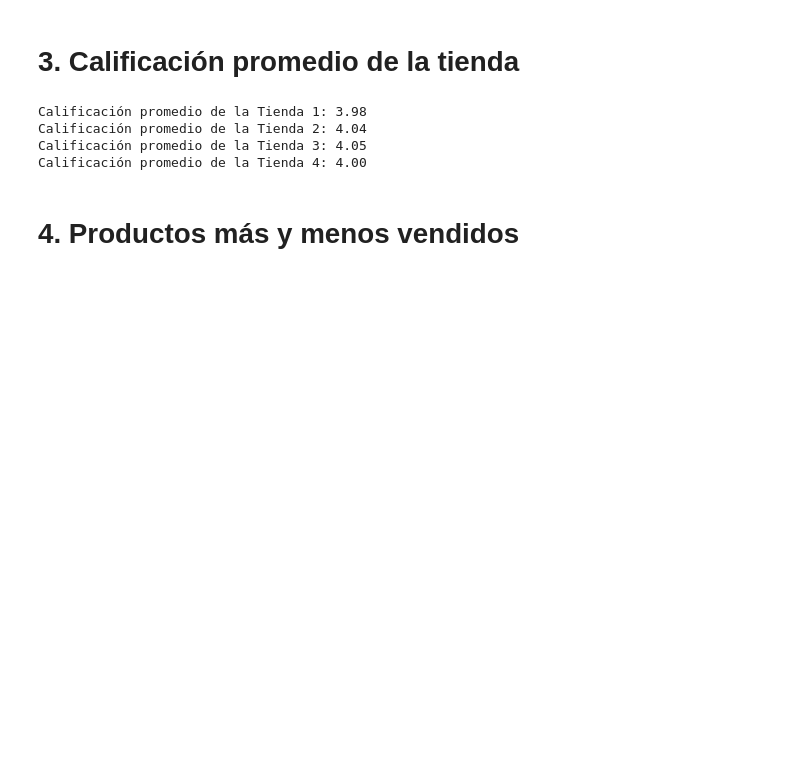
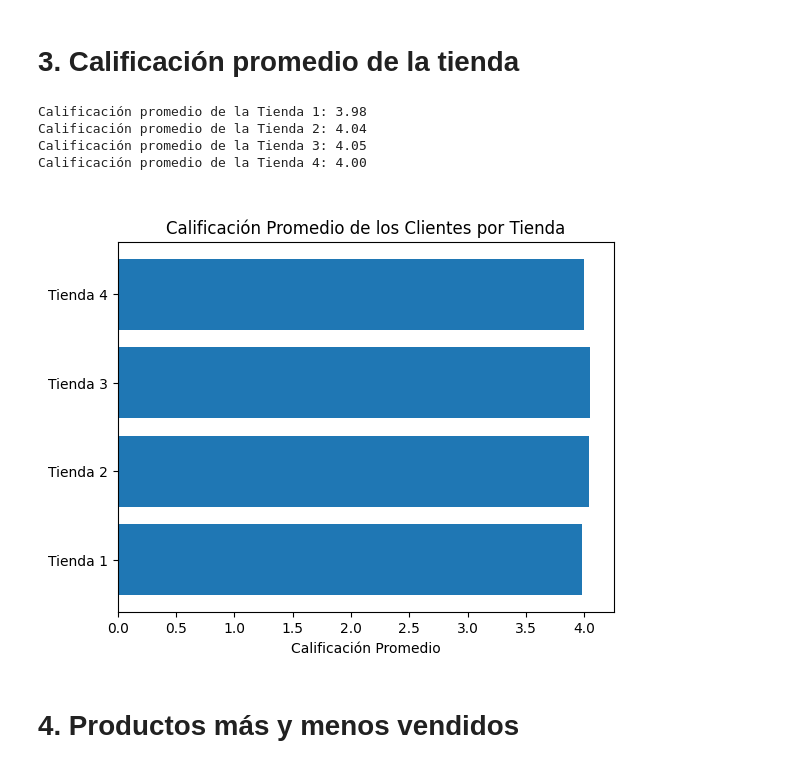
Before and after one commit to J-R1v3r/python-data-science, a Jupyter notebook: AluraStoreLatam.ipynb, the cells around one changed output. Cells and saved outputs as stored; diff of their text form; code cells hidden in the pictures; blank space fills up the shorter version.

```diff
--- a/AluraStoreLatam.ipynb
+++ b/AluraStoreLatam.ipynb
@@ -72,16 +93,25 @@ Productos vendidos por categoría en la Tienda 1:
 # %% [markdown]
 # 3. Calificación promedio de la tienda
 # %%
-# Calificación Promedio de los Clientes para cada Tienda
+'''Calificación Promedio de los Clientes para cada Tienda'''
 
+# Bucle 'for' que recorre la columna 'Calificación' y retorna el promedio de la calificación dada por el cliente para cada tienda
 for nombre, datos in tiendas.items():
     calificacion_promedio = datos['Calificación'].mean()
     print(f"Calificación promedio de la {nombre}: {calificacion_promedio:.2f}")
+valores = [datos['Calificación'].mean() for datos in tiendas.values()]
+
+# Gŕafico de Torta
+plt.barh(tiendas.keys(), valores)
+plt.title('\nCalificación Promedio de los Clientes por Tienda')
+plt.xlabel('Calificación Promedio')
+plt.show()
 # %% [output]
 Calificación promedio de la Tienda 1: 3.98
 Calificación promedio de la Tienda 2: 4.04
 Calificación promedio de la Tienda 3: 4.05
 Calificación promedio de la Tienda 4: 4.00
+[figure, added]
 # %% [markdown]
 # 4. Productos más y menos vendidos
 # %%
```
Also changed, not shown: parts of 4 cells of this notebook.
